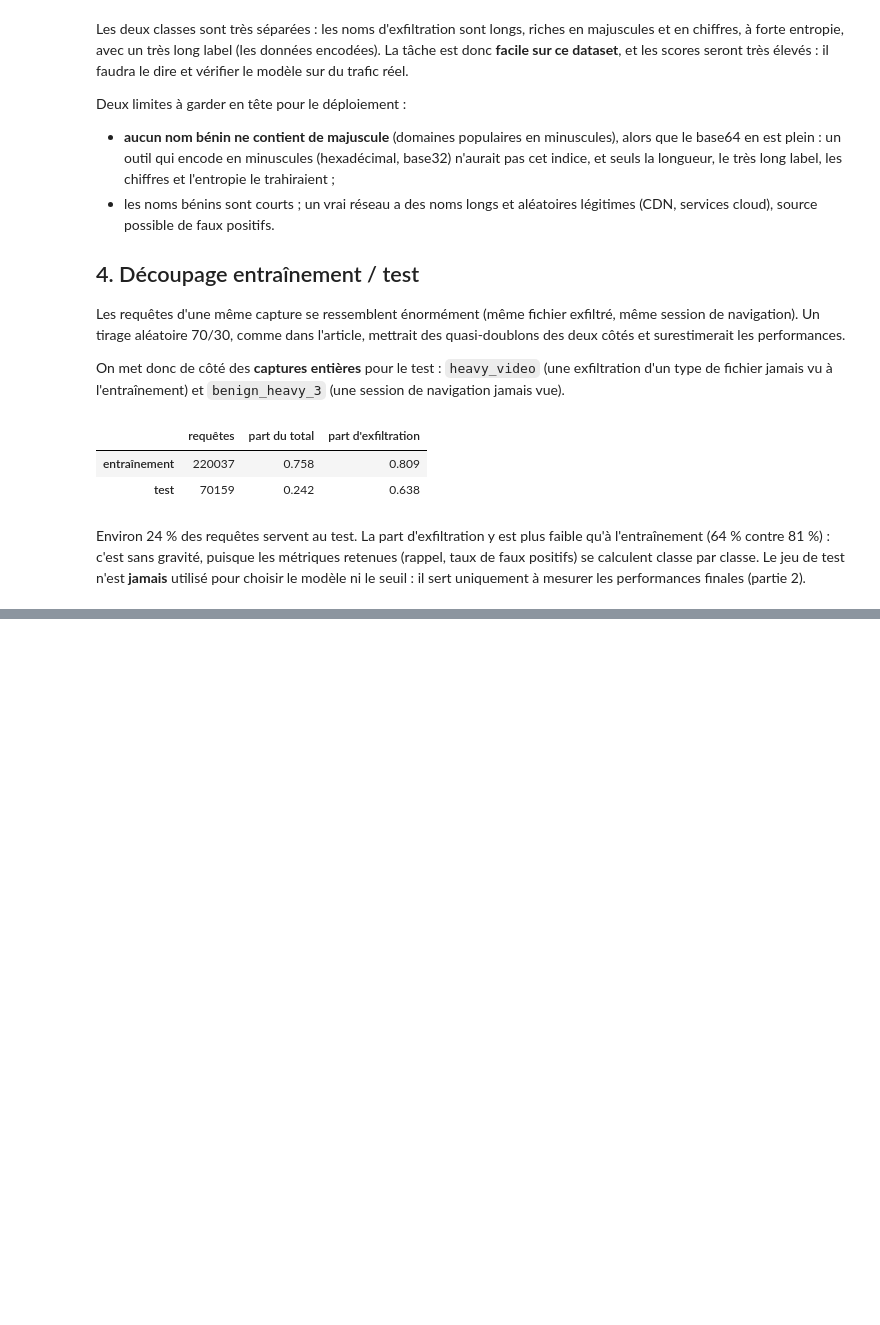
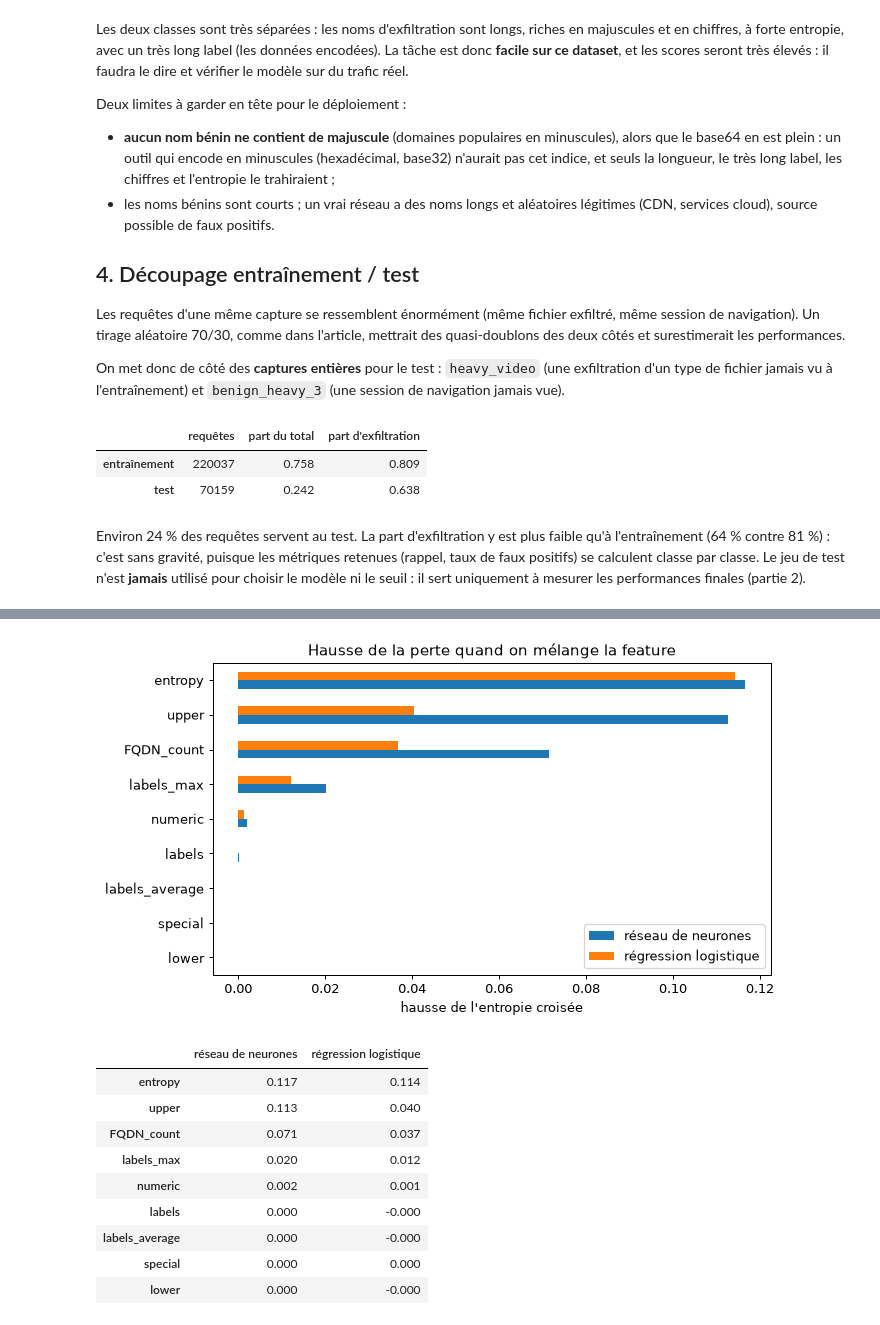
Before and after one commit to PabloHavane/exfildns, a Jupyter notebook: notebooks/methodologie.ipynb, the cells around one changed output, grey strips where cells are left out. Drawn from its saved outputs; the diff is of its cells as text; code cells hidden in the pictures; blank space fills up the shorter version.

```diff
--- a/notebooks/methodologie.ipynb
+++ b/notebooks/methodologie.ipynb
@@ -249,0 +418,23 @@ mesurer les performances finales (partie 2).
+# %%
+importances = pd.DataFrame(
+    {
+        "réseau de neurones": importance_permutation(reseau, X_test, y_test),
+        "régression logistique": importance_permutation(reference, X_test, y_test),
+    }
+).sort_values("réseau de neurones")
+importances.plot.barh(figsize=(8, 4.5), title="Hausse de la perte quand on mélange la feature")
+plt.xlabel("hausse de l'entropie croisée")
+plt.show()
+importances.sort_values("réseau de neurones", ascending=False).round(3)
+# %% [output]
+[figure, added]
+|  | réseau de neurones | régression logistique |
+| entropy | 0.117 | 0.114 |
+| upper | 0.113 | 0.040 |
+| FQDN_count | 0.071 | 0.037 |
+| labels_max | 0.020 | 0.012 |
+| numeric | 0.002 | 0.001 |
+| labels | 0.000 | -0.000 |
+| labels_average | 0.000 | -0.000 |
+| special | 0.000 | 0.000 |
+| lower | 0.000 | -0.000 |
```
Also changed, not shown: parts of 14 cells of this notebook.
